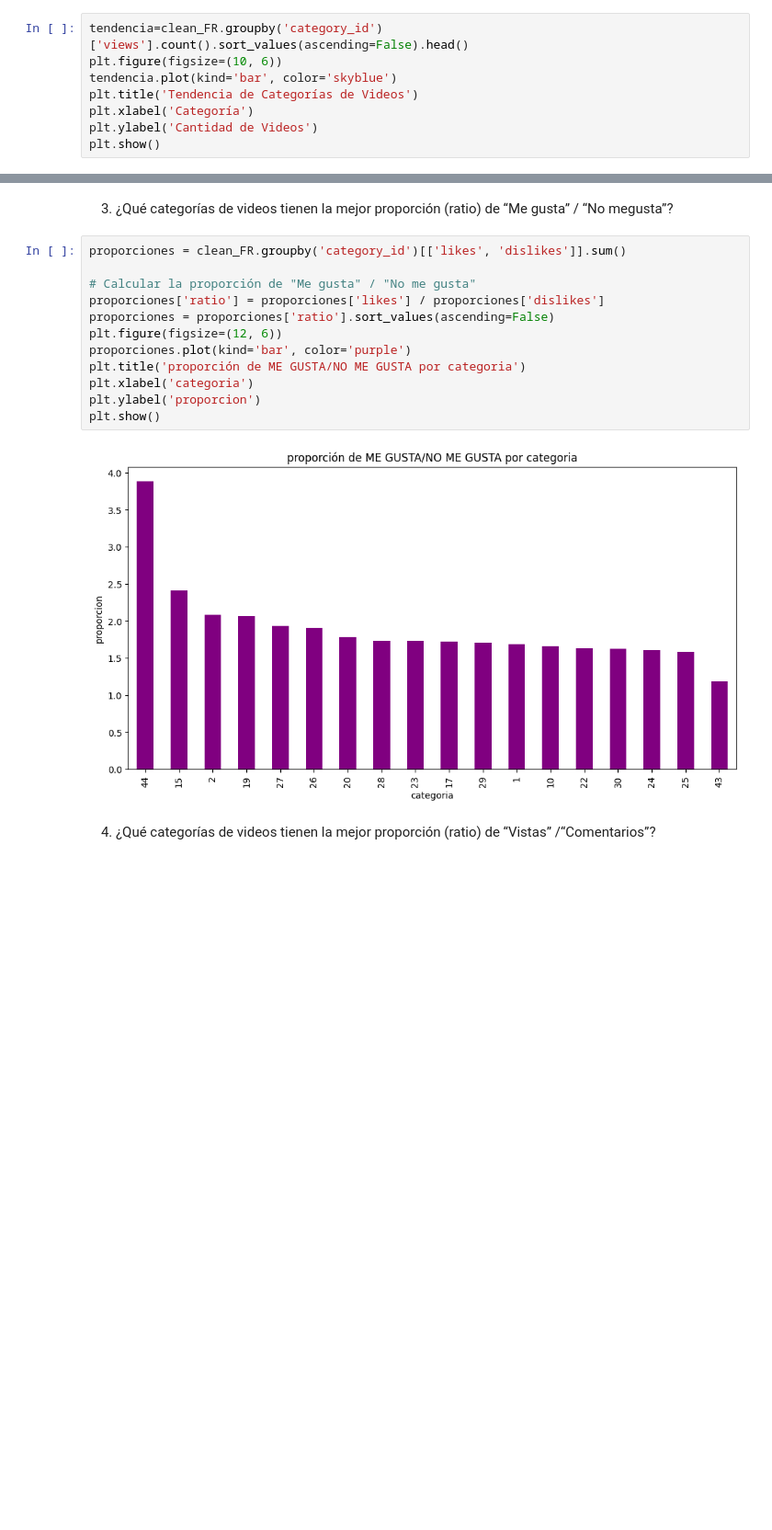
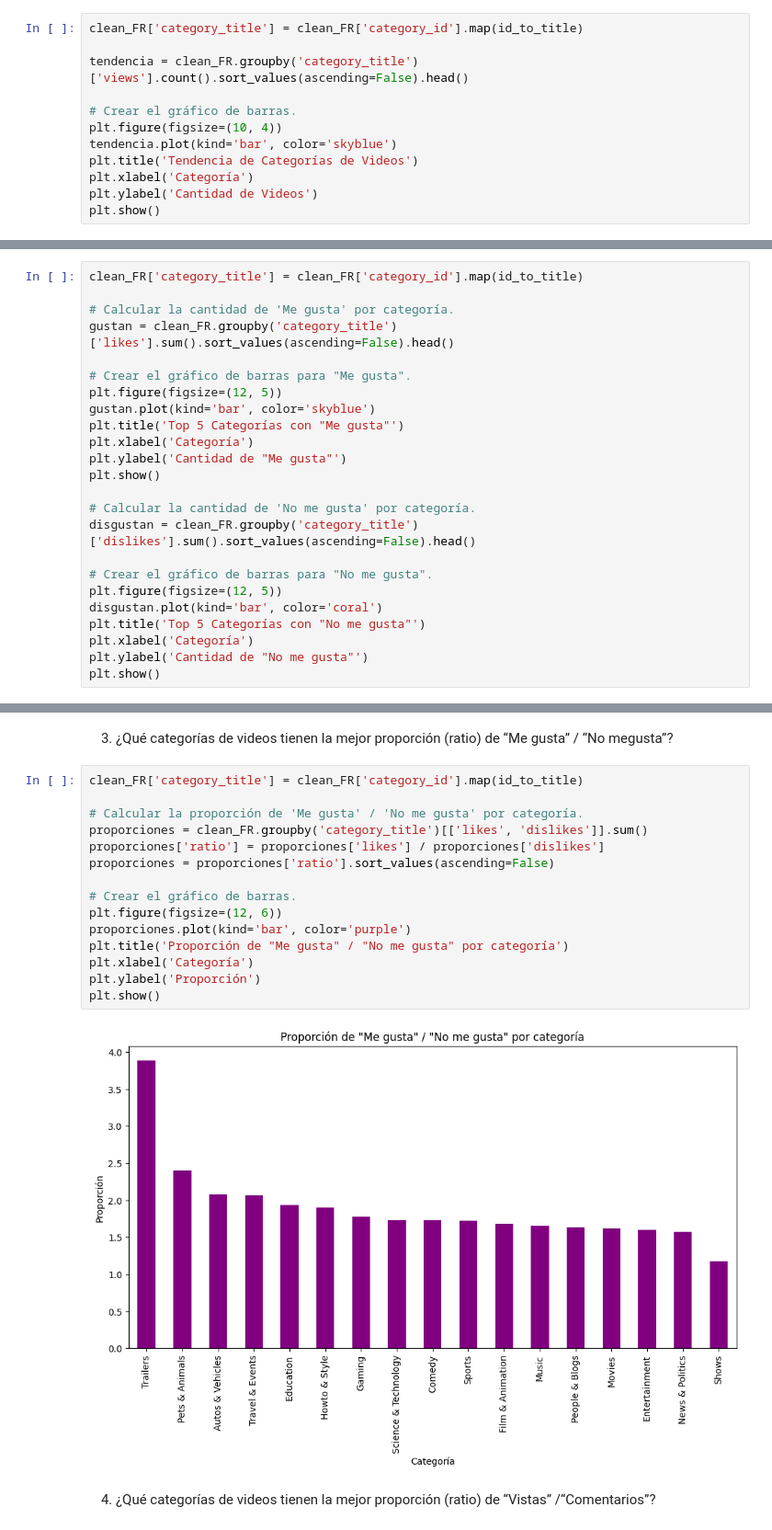
Before and after one commit to QuispeAyalaDiego/Trending-Youtube-FR-G02, a Jupyter notebook: data/Data-Analysis.ipynb, the cells around one changed output, grey strips where cells are left out. Shown at 92% size. Cells and saved outputs as stored; diff of their text form; blank space fills up the shorter version.

```diff
--- a/data/Data-Analysis.ipynb
+++ b/data/Data-Analysis.ipynb
@@ -359,8 +366,12 @@ memory usage: 5.4+ MB
 # %% [markdown]
 1. ¿Qué categorías de videos son las de mayor tendencia?
 # %%
-tendencia=clean_FR.groupby('category_id')['views'].count().sort_values(ascending=False).head()
-plt.figure(figsize=(10, 6))
+clean_FR['category_title'] = clean_FR['category_id'].map(id_to_title)
+
+tendencia = clean_FR.groupby('category_title')['views'].count().sort_values(ascending=False).head()
+
+# Crear el gráfico de barras.
+plt.figure(figsize=(10, 4))
 tendencia.plot(kind='bar', color='skyblue')
 plt.title('Tendencia de Categorías de Videos')
 plt.xlabel('Categoría')
@@ -393,0 +384,24 @@ plt.show()
+# %%
+clean_FR['category_title'] = clean_FR['category_id'].map(id_to_title)
+
+# Calcular la cantidad de 'Me gusta' por categoría.
+gustan = clean_FR.groupby('category_title')['likes'].sum().sort_values(ascending=False).head()
+
+# Crear el gráfico de barras para "Me gusta".
+plt.figure(figsize=(12, 5))
+gustan.plot(kind='bar', color='skyblue')
+plt.title('Top 5 Categorías con "Me gusta"')
+plt.xlabel('Categoría')
+plt.ylabel('Cantidad de "Me gusta"')
+plt.show()
+
+# Calcular la cantidad de 'No me gusta' por categoría.
+disgustan = clean_FR.groupby('category_title')['dislikes'].sum().sort_values(ascending=False).head()
+
+# Crear el gráfico de barras para "No me gusta".
+plt.figure(figsize=(12, 5))
+disgustan.plot(kind='bar', color='coral')
+plt.title('Top 5 Categorías con "No me gusta"')
+plt.xlabel('Categoría')
+plt.ylabel('Cantidad de "No me gusta"')
+plt.show()
@@ -394,19 +411,22 @@ plt.show()
 # %% [markdown]
 3. ¿Qué categorías de videos tienen la mejor proporción (ratio) de “Me gusta” / “No megusta”?
 # %%
-proporciones = clean_FR.groupby('category_id')[['likes', 'dislikes']].sum()
+clean_FR['category_title'] = clean_FR['category_id'].map(id_to_title)
 
-# Calcular la proporción de "Me gusta" / "No me gusta"
+# Calcular la proporción de 'Me gusta' / 'No me gusta' por categoría.
+proporciones = clean_FR.groupby('category_title')[['likes', 'dislikes']].sum()
 proporciones['ratio'] = proporciones['likes'] / proporciones['dislikes']
 proporciones = proporciones['ratio'].sort_values(ascending=False)
+
+# Crear el gráfico de barras.
 plt.figure(figsize=(12, 6))
 proporciones.plot(kind='bar', color='purple')
-plt.title('proporción de ME GUSTA/NO ME GUSTA por categoria')
-plt.xlabel('categoria')
-plt.ylabel('proporcion')
+plt.title('Proporción de "Me gusta" / "No me gusta" por categoría')
+plt.xlabel('Categoría')
+plt.ylabel('Proporción')
 plt.show()
 # %% [output]
-[figure, old version]
+[figure, new version]
 # %% [markdown]
 4. ¿Qué categorías de videos tienen la mejor proporción (ratio) de “Vistas” /“Comentarios”?
 # %%
```
Also changed, not shown: parts of 12 cells of this notebook, 1 other file.
